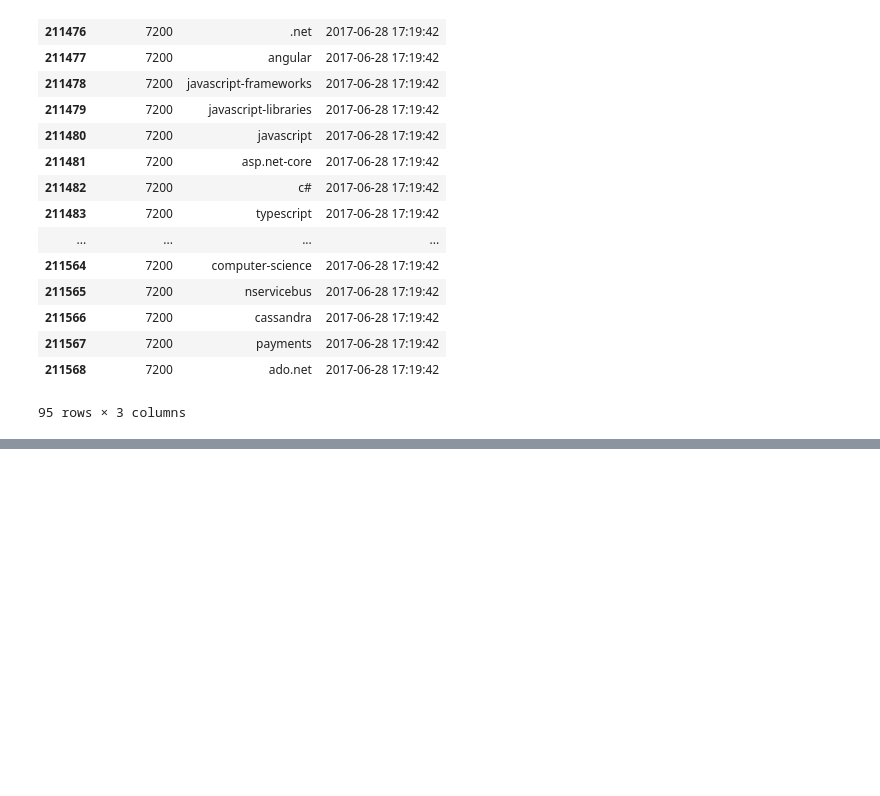
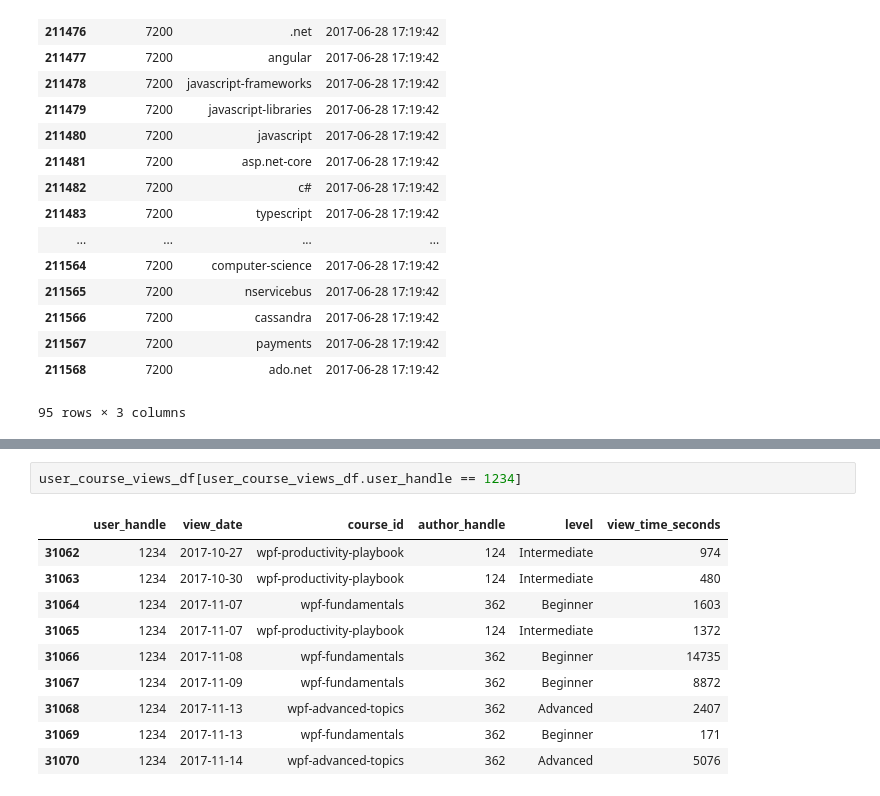
Before and after one commit to renjithmadhavan/flaskapp1, a Jupyter notebook: src/Data Exploratory Analysis Notebook.ipynb, the cells around one changed output, grey strips where cells are left out. Saved outputs shown, nothing was run; the diff lists cells and outputs as text; blank space fills up the shorter version.

```diff
--- a/src/Data Exploratory Analysis Notebook.ipynb
+++ b/src/Data Exploratory Analysis Notebook.ipynb
@@ -195,0 +235,13 @@ user_interests_df[user_interests_df.user_handle == 7200]
+# %%
+user_course_views_df[user_course_views_df.user_handle == 1234]
+# %% [output]
+|  | user_handle | view_date | course_id | author_handle | level | view_time_seconds |
+| 31062 | 1234 | 2017-10-27 | wpf-productivity-playbook | 124 | Intermediate | 974 |
+| 31063 | 1234 | 2017-10-30 | wpf-productivity-playbook | 124 | Intermediate | 480 |
+| 31064 | 1234 | 2017-11-07 | wpf-fundamentals | 362 | Beginner | 1603 |
+| 31065 | 1234 | 2017-11-07 | wpf-productivity-playbook | 124 | Intermediate | 1372 |
+| 31066 | 1234 | 2017-11-08 | wpf-fundamentals | 362 | Beginner | 14735 |
+| 31067 | 1234 | 2017-11-09 | wpf-fundamentals | 362 | Beginner | 8872 |
+| 31068 | 1234 | 2017-11-13 | wpf-advanced-topics | 362 | Advanced | 2407 |
+| 31069 | 1234 | 2017-11-13 | wpf-fundamentals | 362 | Beginner | 171 |
+| 31070 | 1234 | 2017-11-14 | wpf-advanced-topics | 362 | Advanced | 5076 |
```
Also changed, not shown: parts of 29 cells of this notebook, 3 other files.
